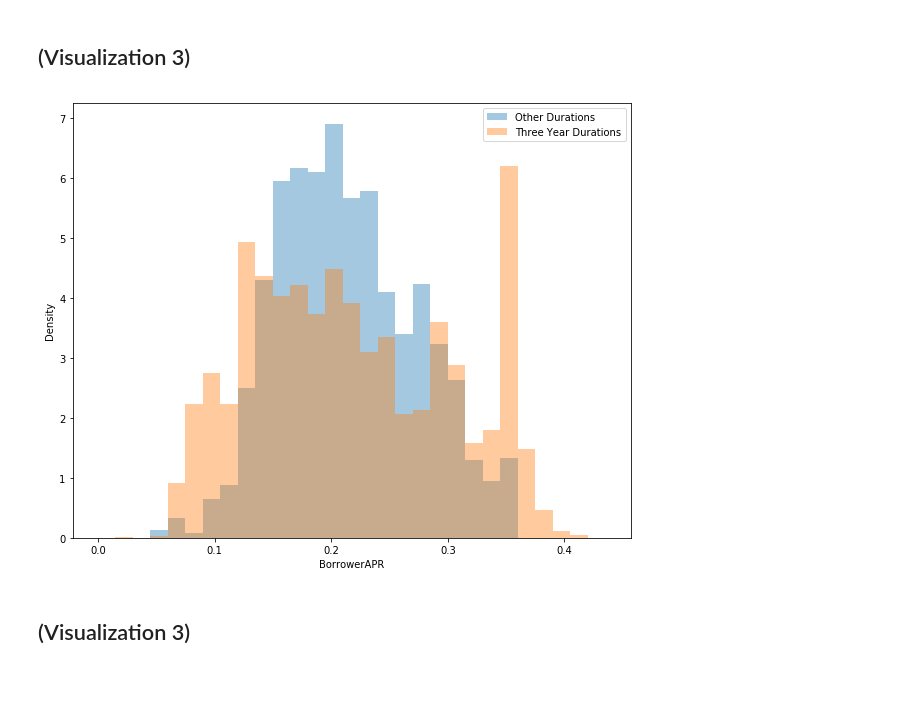
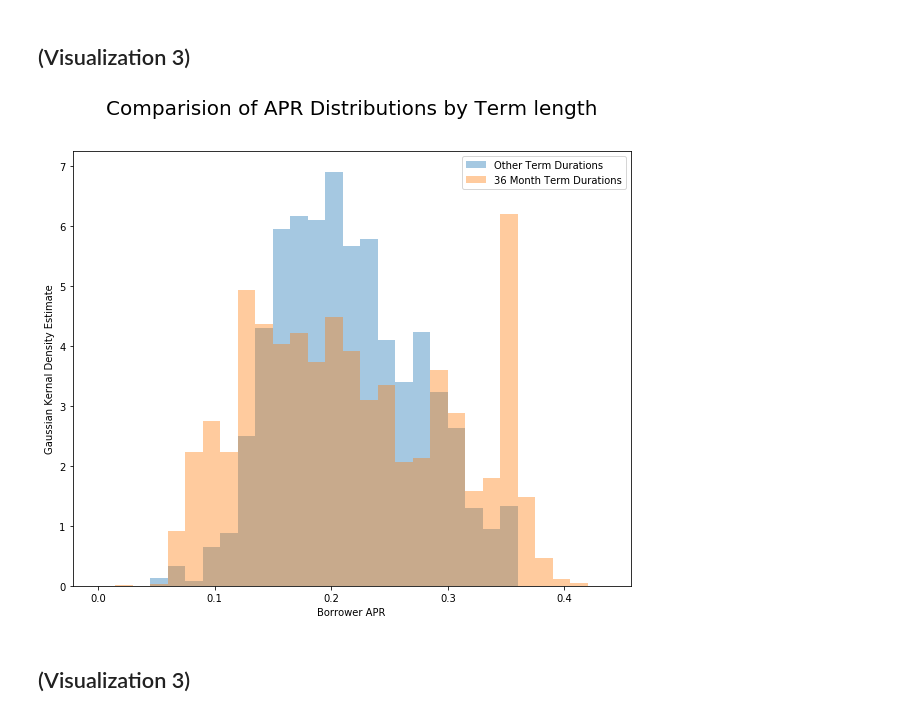
Before and after one commit to Jeff-VA/Udacity-Communicate-Data-Project, a Jupyter notebook: slide_deck.ipynb, the cells around one changed output. Saved outputs shown, nothing was run; the diff lists cells and outputs as text; code cells hidden in the pictures; blank space fills up the shorter version.

```diff
--- a/slide_deck.ipynb
+++ b/slide_deck.ipynb
@@ -147,20 +156,23 @@ three_years = df_trimmed.query("Term == 36")
 # %%
 #set bin size and edges for histograms
 binsize = 0.015
 bins = np.arange(0, df_trimmed['BorrowerAPR'].max() + binsize, binsize)
 
 #plot overlapping histograms of the BorrowerAPR base on queried categories
 plt.figure(figsize=(10, 8))
 sns.distplot(other_durations['BorrowerAPR'], bins = bins,
-             norm_hist = True, kde = False, label = 'Other Durations')
+             norm_hist = True, kde = False, label = 'Other Term Durations')
 sns.distplot(three_years['BorrowerAPR'], bins = bins,
-             norm_hist = True, kde = False, label = 'Three Year Durations')
-plt.ylabel('Density')
-plt.xlabel('BorrowerAPR')
+             norm_hist = True, kde = False, label = '36 Month Term Durations')
+
+#format title, legend, axes and text
+plt.title('Comparision of APR Distributions by Term length', fontsize=20, y =1.07)
+plt.ylabel('Gaussian Kernal Density Estimate')
+plt.xlabel('Borrower APR')
 plt.legend()
 plt.show();
 # %% [output]
-[figure, old version]
+[figure, new version]
 # %%
 #create a index object variable of `ListingCategory` values
 List_cats = df_trimmed['ListingCategory'].value_counts().index
```
Also changed, not shown: parts of 5 cells of this notebook.
